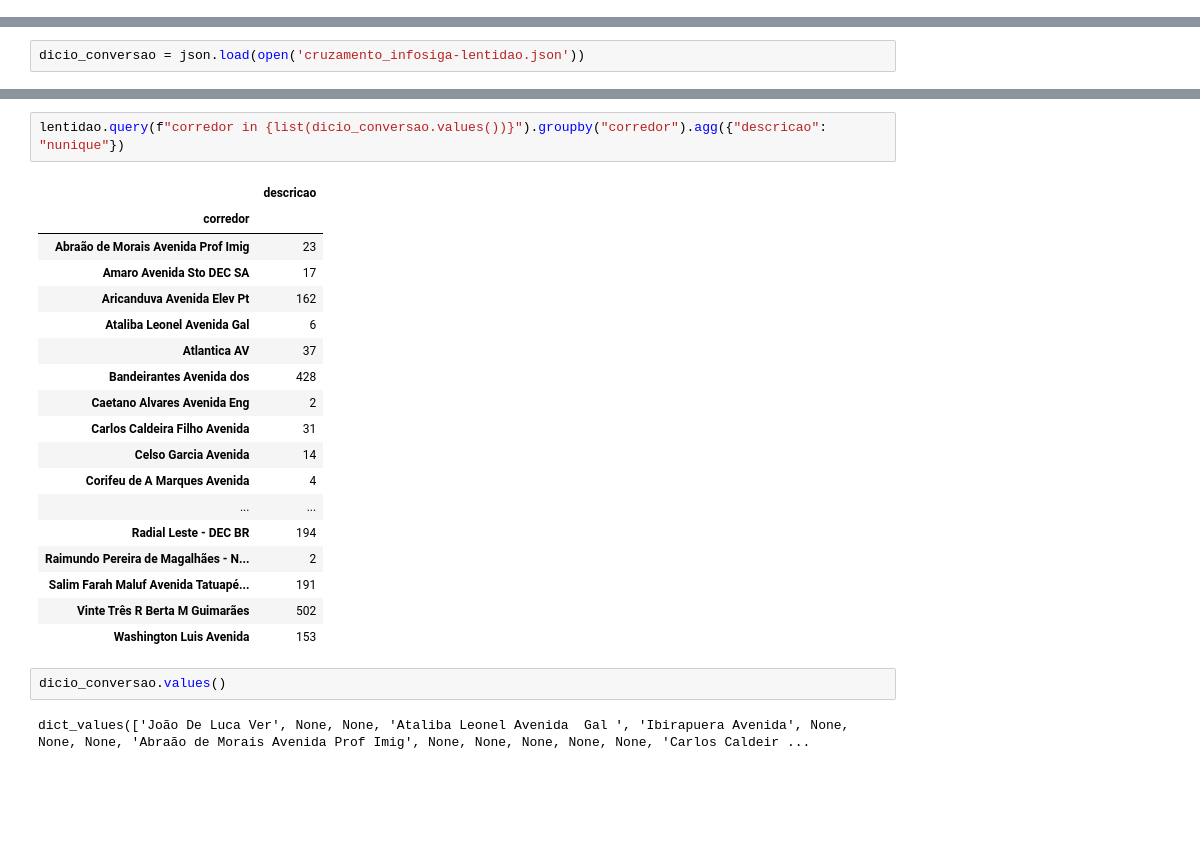
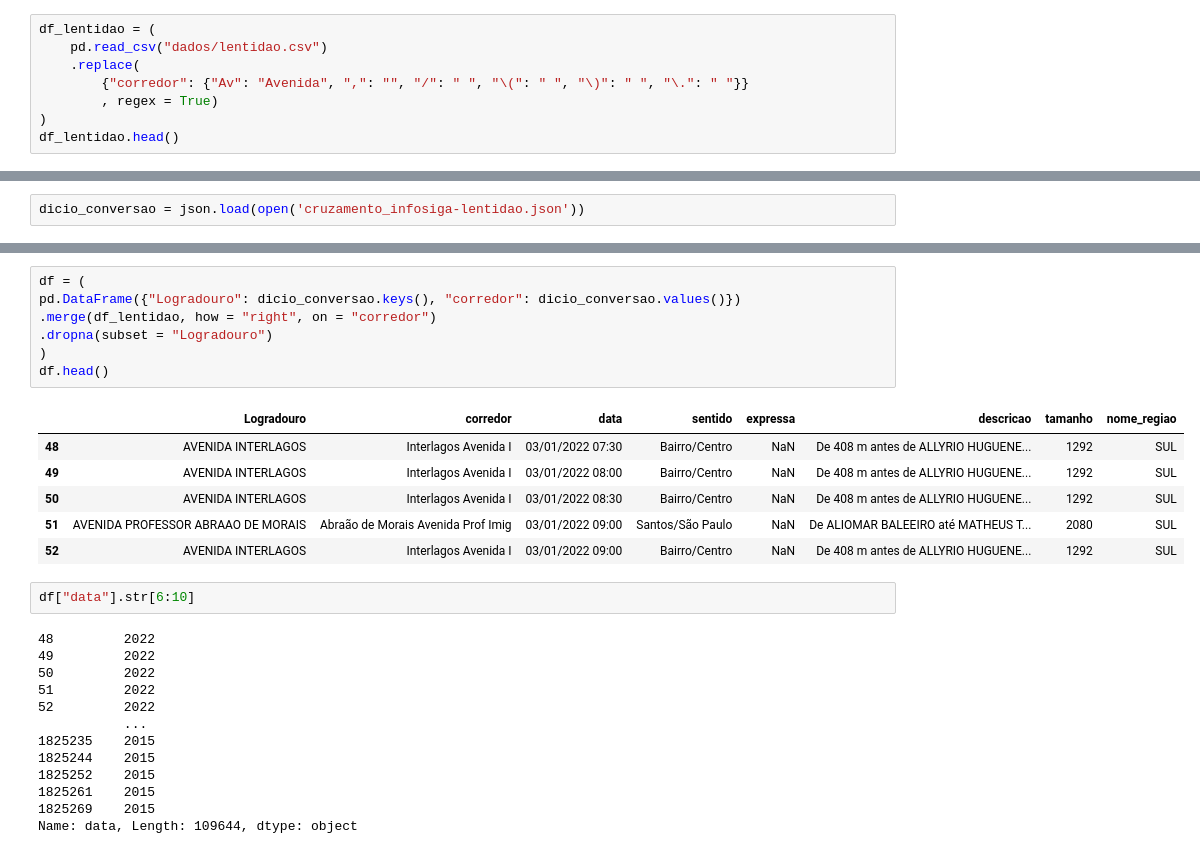
Before and after one commit to Insper-Data/2023-2_faixa_azul, a Jupyter notebook: rascunho2.ipynb, the cells around one changed output, grey strips where cells are left out. Saved outputs shown, nothing was run; the diff lists cells and outputs as text; blank space fills up the shorter version.

Commit message:
tratamento base lentidao, fixes

```diff
--- a/rascunho2.ipynb
+++ b/rascunho2.ipynb
@@ -3,0 +15,8 @@ import pandas as pd
+# %%
+df_lentidao = (
+    pd.read_csv("dados/lentidao.csv")
+    .replace(
+        {"corredor": {"Av": "Avenida", ",": "", "/": " ", "\(": " ", "\)": " ", "\.": " "}}
+        , regex = True)
+)
+df_lentidao.head()
@@ -51,25 +32,29 @@ array(['De CABO VERDE até IRAUNA',
-# %%
-lentidao.query(f"corredor in {list(dicio_conversao.values())}").groupby("corredor").agg({"descricao": "nunique"})
-# %% [output]
-|  | descricao |
-| corredor |  |
-| Abraão de Morais Avenida Prof Imig | 23 |
-| Amaro Avenida Sto DEC SA | 17 |
-| Aricanduva Avenida Elev Pt | 162 |
-| Ataliba Leonel Avenida Gal | 6 |
-| Atlantica AV | 37 |
-| Bandeirantes Avenida dos | 428 |
-| Caetano Alvares Avenida Eng | 2 |
-| Carlos Caldeira Filho Avenida | 31 |
-| Celso Garcia Avenida | 14 |
-| Corifeu de A Marques Avenida | 4 |
-| ... | ... |
-| Radial Leste - DEC BR | 194 |
-| Raimundo Pereira de Magalhães - N... | 2 |
-| Salim Farah Maluf Avenida Tatuapé... | 191 |
-| Vinte Três R Berta M Guimarães | 502 |
-| Washington Luis Avenida | 153 |
-# %%
-dicio_conversao.values()
-# %% [output]
-dict_values(['João De Luca Ver', None, None, 'Ataliba Leonel Avenida  Gal ', 'Ibirapuera Avenida', None, None, None, 'Abraão de Morais Avenida Prof Imig', None, None, None, None, None, 'Carlos Caldeir ...
+# %%
+df = (
+pd.DataFrame({"Logradouro": dicio_conversao.keys(), "corredor": dicio_conversao.values()})
+.merge(df_lentidao, how = "right", on = "corredor")
+.dropna(subset = "Logradouro")
+)
+df.head()
+# %% [output]
+|  | Logradouro | corredor | data | sentido | expressa | descricao | tamanho | nome_regiao |
+| 48 | AVENIDA INTERLAGOS | Interlagos Avenida I | 03/01/2022 07:30 | Bairro/Centro | NaN | De 408 m antes de ALLYRIO HUGUENE... | 1292 | SUL |
+| 49 | AVENIDA INTERLAGOS | Interlagos Avenida I | 03/01/2022 08:00 | Bairro/Centro | NaN | De 408 m antes de ALLYRIO HUGUENE... | 1292 | SUL |
+| 50 | AVENIDA INTERLAGOS | Interlagos Avenida I | 03/01/2022 08:30 | Bairro/Centro | NaN | De 408 m antes de ALLYRIO HUGUENE... | 1292 | SUL |
+| 51 | AVENIDA PROFESSOR ABRAAO DE MORAIS | Abraão de Morais Avenida Prof Imig | 03/01/2022 09:00 | Santos/São Paulo | NaN | De ALIOMAR BALEEIRO até MATHEUS T... | 2080 | SUL |
+| 52 | AVENIDA INTERLAGOS | Interlagos Avenida I | 03/01/2022 09:00 | Bairro/Centro | NaN | De 408 m antes de ALLYRIO HUGUENE... | 1292 | SUL |
+# %%
+df["data"].str[6:10]
+# %% [output]
+48         2022
+49         2022
+50         2022
+51         2022
+52         2022
+           ...
+1825235    2015
+1825244    2015
+1825252    2015
+1825261    2015
+1825269    2015
+Name: data, Length: 109644, dtype: object
```
Also changed, not shown: parts of 7 cells of this notebook, 4 other files.
